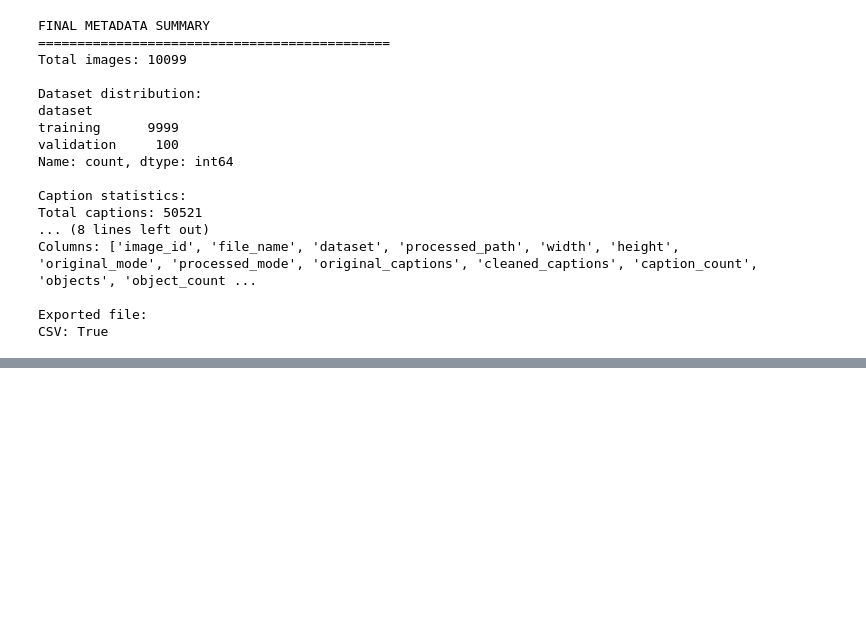
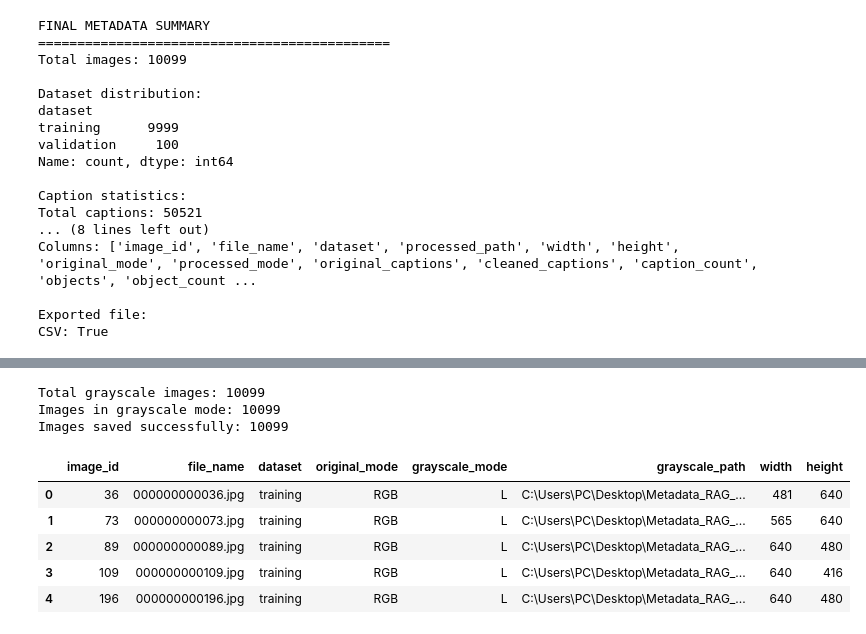
Before and after one commit to Leena-debug/coco-rag-g28, a Jupyter notebook: notebooks/04_data_splitting_metadata.ipynb, the cells around one changed output, grey strips where cells are left out. Cells and saved outputs as stored; diff of their text form; code cells hidden in the pictures; blank space fills up the shorter version.

Commit message:
Update 04_data_splitting_metadata notebook with revised version

```diff
--- a/notebooks/04_data_splitting_metadata.ipynb
+++ b/notebooks/04_data_splitting_metadata.ipynb
@@ -1136,0 +1200,15 @@ CSV: True
+# %%
+import pandas as pd
+from pathlib import Path
+from tqdm.auto import tqdm
+from PIL import Image
+
+PREPROCESSING_REPORT_PATH = DATA_DIR / "image_preprocessing_report.csv"
+
+preprocessing_df = pd.read_csv(PREPROCESSING_REPORT_PATH)
+
+print("RGB preprocessing report loaded successfully.")
+print("Total RGB images:", len(preprocessing_df))
+print("Columns:", preprocessing_df.columns.tolist())
+
+display(preprocessing_df.head())
@@ -1136,0 +1244,65 @@ CSV: True
+# %%
+grayscale_results = []
+
+for _, row in tqdm(
+    preprocessing_df.iterrows(),
+    total=len(preprocessing_df)
+):
+
+    rgb_path = Path(row["processed_path"])
+
+    if row["dataset"] == "training":
+        output_dir = GRAYSCALE_TRAIN_DIR
+    else:
+        output_dir = GRAYSCALE_VALIDATION_DIR
+
+    grayscale_path = output_dir / row["file_name"]
+
+    with Image.open(rgb_path) as img:
+
+        grayscale_img = img.convert("L")
+
+        grayscale_img.save(
+            grayscale_path,
+            format="JPEG",
+            quality=95
+        )
+
+        grayscale_results.append({
+            "image_id": int(row["image_id"]),
+            "file_name": row["file_name"],
+            "dataset": row["dataset"],
+            "original_mode": img.mode,
+            "grayscale_mode": grayscale_img.mode,
+            "grayscale_path": str(grayscale_path),
+            "width": grayscale_img.width,
+            "height": grayscale_img.height
+        })
+
+grayscale_df = pd.DataFrame(grayscale_results)
+
+print("Total grayscale images:", len(grayscale_df))
+print(
+    "Images in grayscale mode:",
+    (grayscale_df["grayscale_mode"] == "L").sum()
+)
+
+print(
+    "Images saved successfully:",
+    sum(
+        Path(path).exists()
+        for path in grayscale_df["grayscale_path"]
+    )
+)
+
+display(grayscale_df.head())
+# %% [output]
+Total grayscale images: 10099
+Images in grayscale mode: 10099
+Images saved successfully: 10099
+|  | image_id | file_name | dataset | original_mode | grayscale_mode | grayscale_path | width | height |
+| 0 | 36 | 000000000036.jpg | training | RGB | L | C:\Users\PC\Desktop\Metadata_RAG_... | 481 | 640 |
+| 1 | 73 | 000000000073.jpg | training | RGB | L | C:\Users\PC\Desktop\Metadata_RAG_... | 565 | 640 |
+| 2 | 89 | 000000000089.jpg | training | RGB | L | C:\Users\PC\Desktop\Metadata_RAG_... | 640 | 480 |
+| 3 | 109 | 000000000109.jpg | training | RGB | L | C:\Users\PC\Desktop\Metadata_RAG_... | 640 | 416 |
+| 4 | 196 | 000000000196.jpg | training | RGB | L | C:\Users\PC\Desktop\Metadata_RAG_... | 640 | 480 |
```
Also changed, not shown: parts of 22 cells of this notebook.
